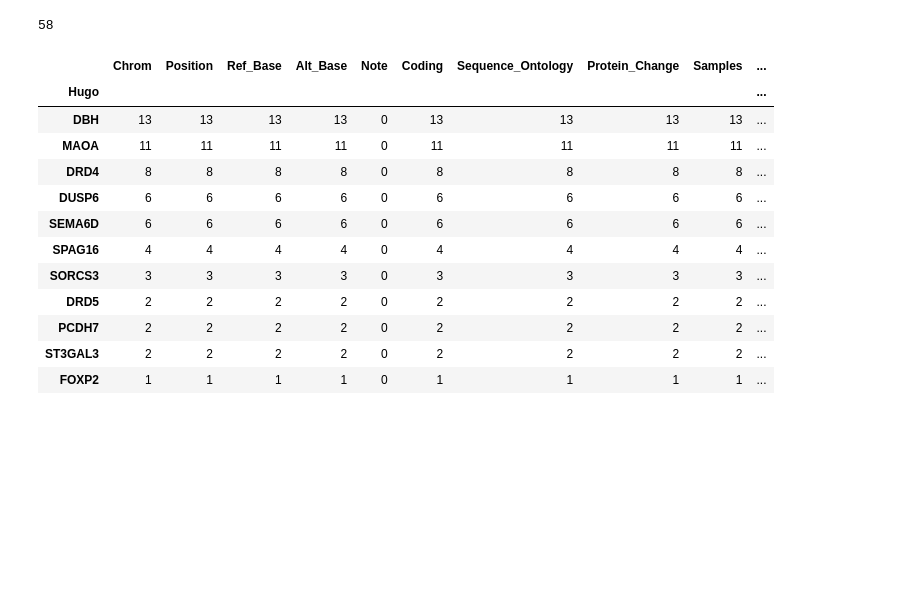
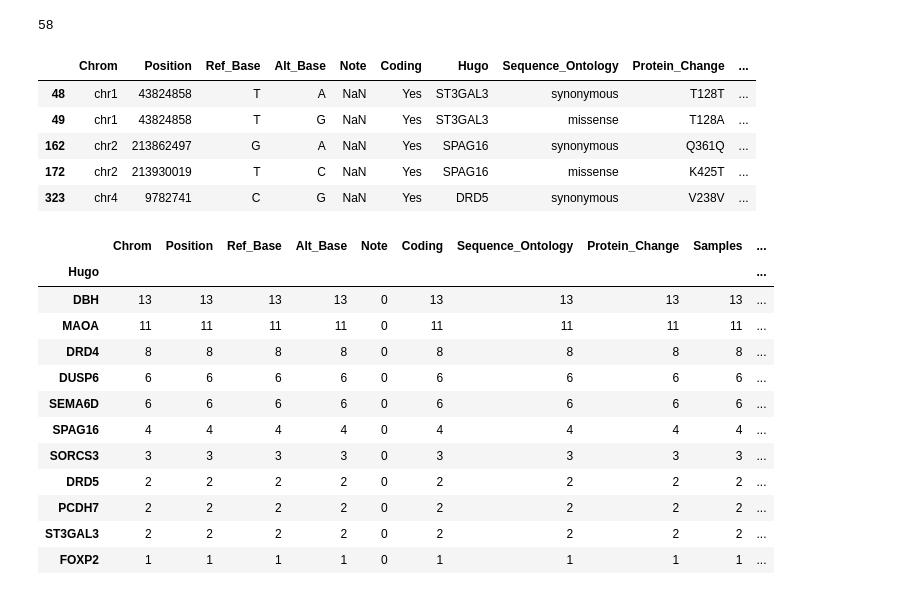
Before and after one commit to loftusa/ADHD, a Jupyter notebook: exploration.ipynb, the cells around one changed output. Cells and saved outputs as stored; diff of their text form; code cells hidden in the pictures; blank space fills up the shorter version.

```diff
--- a/exploration.ipynb
+++ b/exploration.ipynb
@@ -141,6 +229,15 @@ coding = df[df.Coding.notna()]
 len(coding)
 # %% [output]
 58
+# %%
+coding.head()
+# %% [output]
+|  | Chrom | Position | Ref_Base | Alt_Base | Note | Coding | Hugo | Sequence_Ontology | Protein_Change | ... |
+| 48 | chr1 | 43824858 | T | A | NaN | Yes | ST3GAL3 | synonymous | T128T | ... |
+| 49 | chr1 | 43824858 | T | G | NaN | Yes | ST3GAL3 | missense | T128A | ... |
+| 162 | chr2 | 213862497 | G | A | NaN | Yes | SPAG16 | synonymous | Q361Q | ... |
+| 172 | chr2 | 213930019 | T | C | NaN | Yes | SPAG16 | missense | K425T | ... |
+| 323 | chr4 | 9782741 | C | G | NaN | Yes | DRD5 | synonymous | V238V | ... |
 # %%
 count_df = coding.groupby("Hugo").count()
 count_df.sort_values(by="Coding", ascending=False)
```
Also changed, not shown: parts of 17 cells of this notebook, 1 other file.
